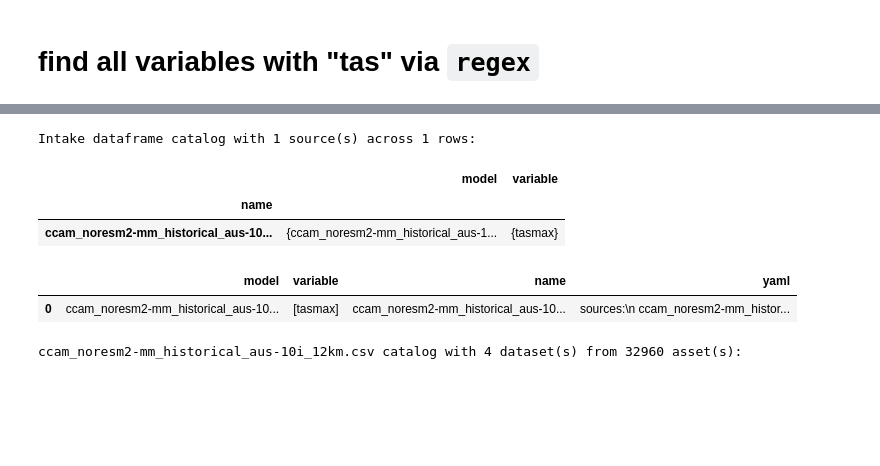
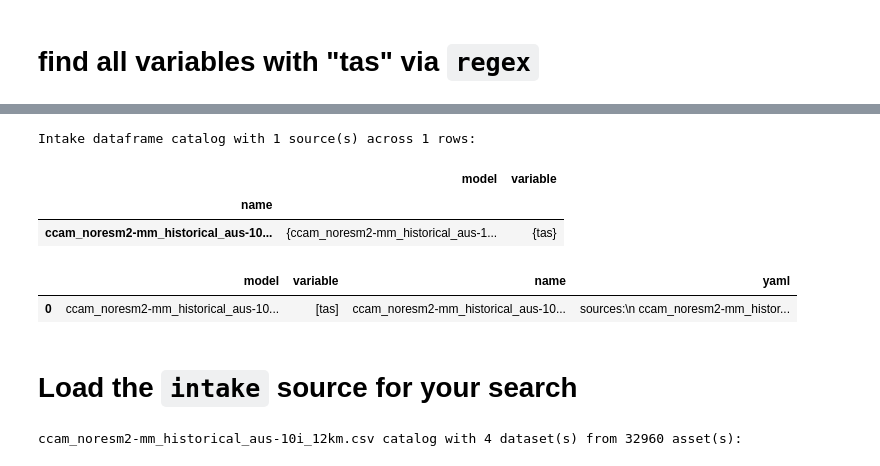
Before and after one commit to AusClimateService/data-catalogue, a Jupyter notebook: notebooks/make-ACS-dataframe-cat.ipynb, the cells around one changed output, grey strips where cells are left out. Drawn from its saved outputs; the diff is of its cells as text; code cells hidden in the pictures; blank space fills up the shorter version.

```diff
--- a/notebooks/make-ACS-dataframe-cat.ipynb
+++ b/notebooks/make-ACS-dataframe-cat.ipynb
@@ -151,14 +160,16 @@ Intake dataframe catalog with 2 source(s) across 2 rows:
 # %%
-tas_hist_cat = df_cat.search(variable="tasmax",model="ccam_noresm2-mm_historical_aus-10i_12km")
+tas_hist_cat = df_cat.search(variable="tas",model="ccam_noresm2-mm_historical_aus-10i_12km")
 tas_hist_cat
 # %% [output]
 Intake dataframe catalog with 1 source(s) across 1 rows:
 |  | model | variable |
 | name |  |  |
-| ccam_noresm2-mm_historical_aus-10... | {ccam_noresm2-mm_historical_aus-1... | {tasmax} |
+| ccam_noresm2-mm_historical_aus-10... | {ccam_noresm2-mm_historical_aus-1... | {tas} |
 # %%
 tas_hist_cat.df
 # %% [output]
 |  | model | variable | name | yaml |
-| 0 | ccam_noresm2-mm_historical_aus-10... | [tasmax] | ccam_noresm2-mm_historical_aus-10... | sources:\n ccam_noresm2-mm_histor... |
+| 0 | ccam_noresm2-mm_historical_aus-10... | [tas] | ccam_noresm2-mm_historical_aus-10... | sources:\n ccam_noresm2-mm_histor... |
+# %% [markdown]
+# Load the `intake` source for your search
 # %%
```
Also changed, not shown: parts of 19 cells of this notebook, 1 other file.
